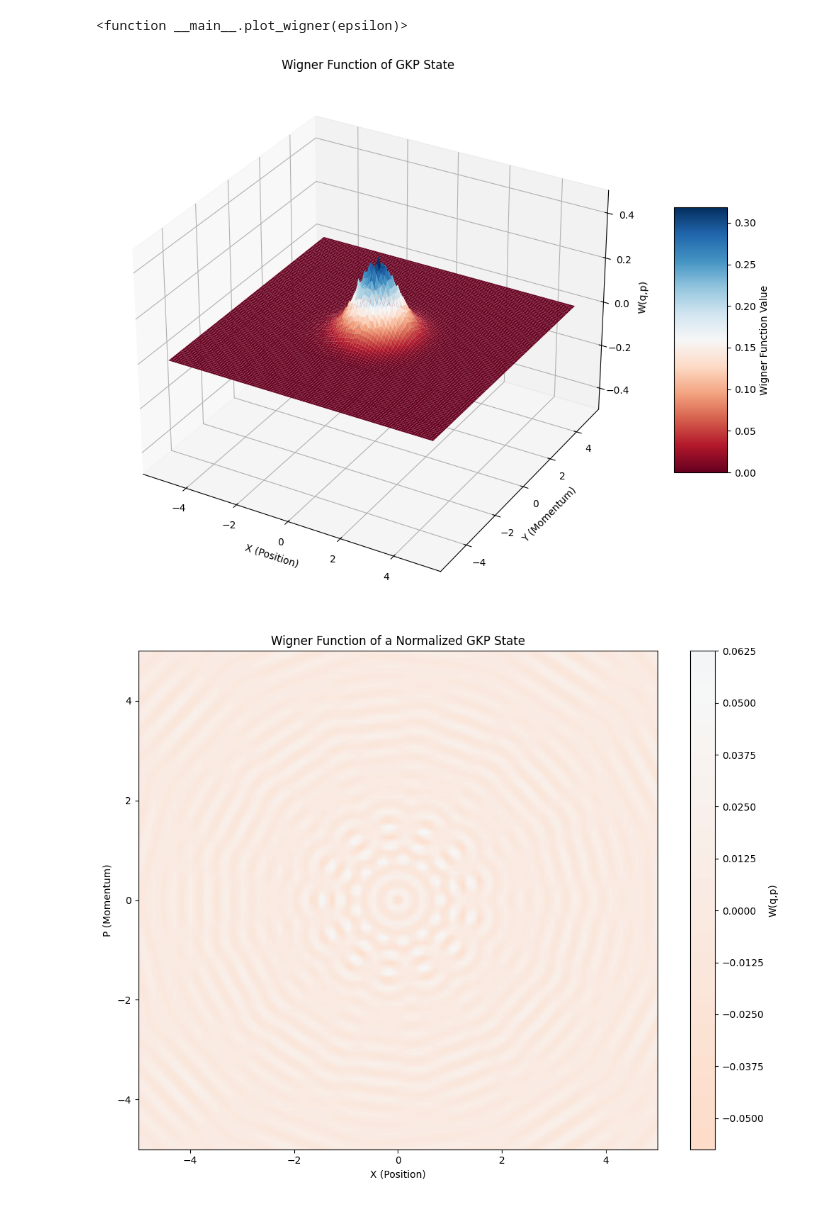
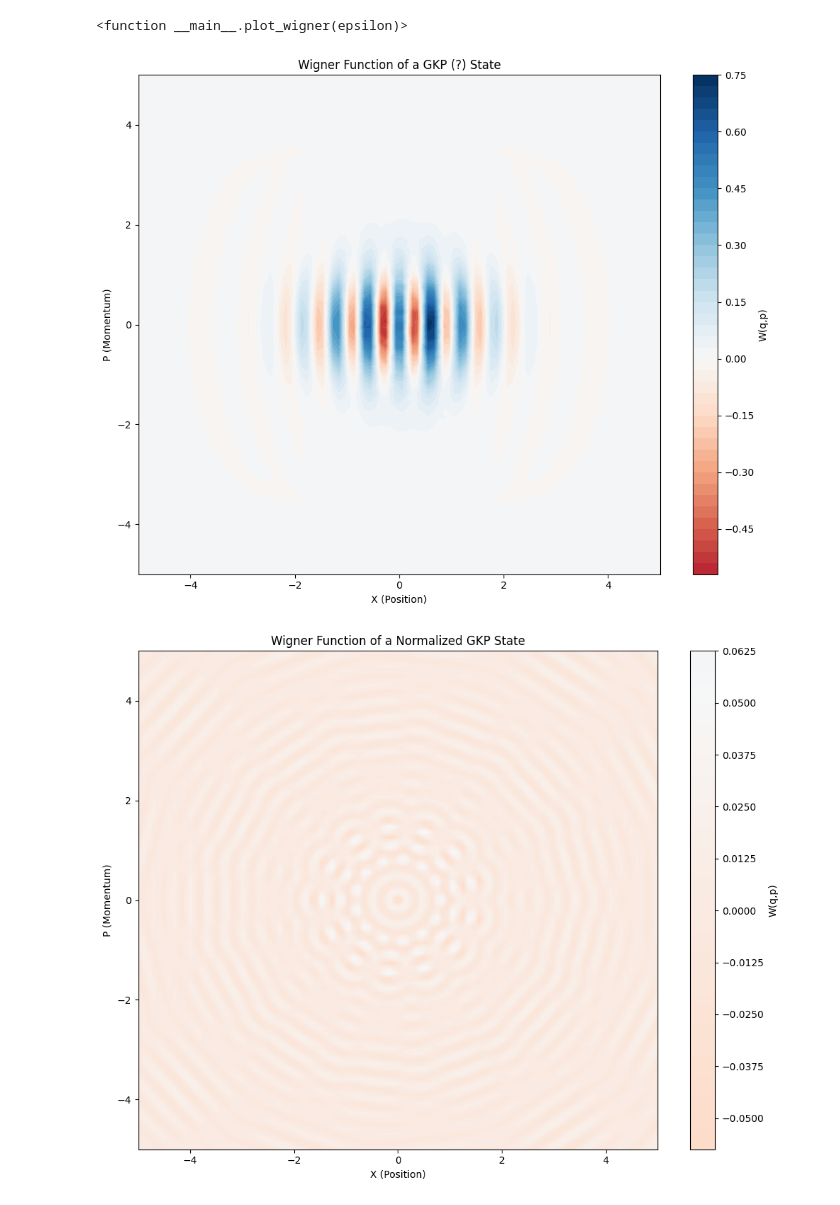
Before and after one commit to QiZhongLi/CV_Simulation, a Jupyter notebook: Testing.ipynb, the cells around one changed output. Cells and saved outputs as stored; diff of their text form; code cells hidden in the pictures.

```diff
--- a/Testing.ipynb
+++ b/Testing.ipynb
@@ -284,12 +284,12 @@ mu = np.zeros((n_terms, n_terms, 2), dtype=complex)
 d = np.zeros((n_terms, n_terms), dtype=complex)
 w = np.zeros((n_terms, n_terms), dtype=complex)
 c = np.zeros(n_terms, dtype=complex)
-
-epsilon = 7
+r = 0.196
+epsilon = 0.5
 # %%
 # Calculating necessary alphas and coefficients c_k
 for k in range(n_terms):
-    states[k] = epsilon * np.exp( (2*np.pi*1j*k) / (n+1) )
+    states[k] = epsilon * np.exp( (2*np.pi*1j*k) / (n+1) )/(np.cosh(r)+np.sinh(r))
     for l in range(n_terms):
         c[k] +=  np.sqrt(sp.special.factorial(l))* ( psi[l] / (epsilon**l) ) * np.exp((-2*np.pi*1j*k*l) / (n+1) )
 # %%
@@ -397,6 +397,11 @@ interactive(children=(FloatSlider(value=0.1, description='epsilon:', max=20.0, m
 # %%
 # Calculating the Wigner function
 W_GKP = np.zeros_like(X, dtype=complex)
+
+r = 0.196
+cov = 0.5 * hbar * np.array([[np.exp(-2*r),0],[0,np.exp(2*r)]])
+inv_sigma = np.linalg.inv(cov)
+det_sigma = np.linalg.det(2*np.pi*cov)
 
 for k in range(n_terms):
     for l in range(k, n_terms):  # Only compute upper triangle
@@ -404,35 +409,46 @@ for k in range(n_terms):
         exponent = -0.5 * np.einsum("ni,ij,nj->n...", diff , inv_sigma , diff)
         G = (1/np.sqrt(det_sigma)) * np.exp(exponent).reshape(X.shape)
 
         if k == l:  # Diagonal terms
             W_GKP += np.exp(w[k,l]) * G
         else:  # Cross terms (include factor of 2 for Re)
             W_GKP += 2 * (np.exp(w[k,l]) * G).real
 
 W_GKP = W_GKP / N
 
 # Plotting
-fig = plt.figure(figsize=(12, 8))
+'''fig = plt.figure(figsize=(12, 8))
 ax = fig.add_subplot(111, projection='3d')
 
 # Use proper surface plotting with colormap to show negativity
 surf = ax.plot_surface(X, P, W_GKP, cmap='RdBu',
                       rstride=1, cstride=1,
                       edgecolor='none',
                       antialiased=True)
 
 ax.set_xlabel('X (Position)')
 ax.set_ylabel('Y (Momentum)')
 ax.set_zlabel('W(q,p)')
 ax.set_title(f'Wigner Function of GKP State')
 ax.set_zlim(-0.5, 0.5)
 
 # Add colorbar to show negative values
 fig.colorbar(surf, shrink=0.5, aspect=5, label='Wigner Function Value')
 plt.tight_layout()
+plt.show()'''
+
+X, P = np.meshgrid(x, x)
+plt.figure(figsize=(10, 8))
+contour = plt.contourf(X, P, W_GKP.real, levels=50, cmap='RdBu', vmin=-np.max(np.abs(W_GKP.real)), vmax=np.max(np.abs(W_GKP.real)))
+cbar = plt.colorbar(contour)
+cbar.set_label('W(q,p)')
+plt.xlabel('X (Position)')
+plt.ylabel('P (Momentum)')
+plt.title('Wigner Function of a GKP (?) State')
+plt.tight_layout()
 plt.show()
 # %% [output]
-[figure, old version]
+[figure, new version]
 # %%
 plt.figure(figsize=(10, 8))
 contour = plt.contourf(X, P, W_GKP, levels=50, cmap='RdBu', vmin=-0.5, vmax=0.6)
```
Also changed, not shown: 1 other file.
